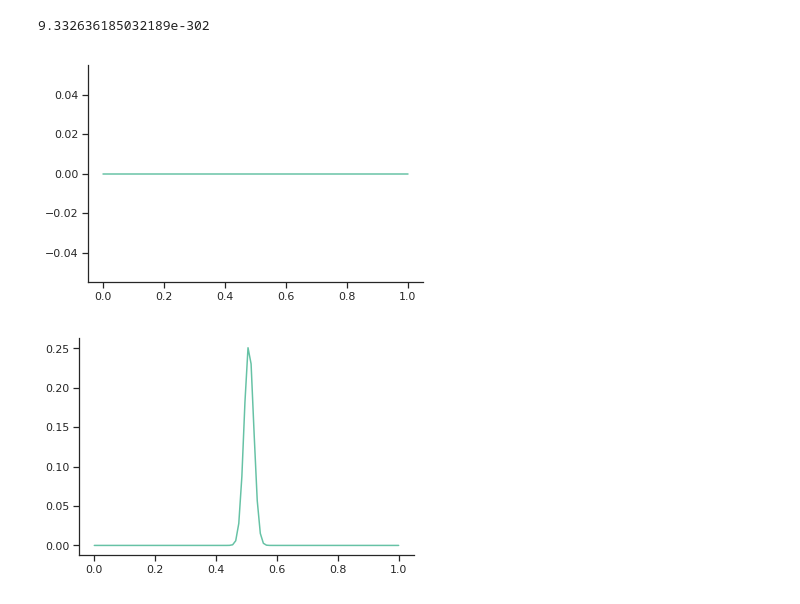
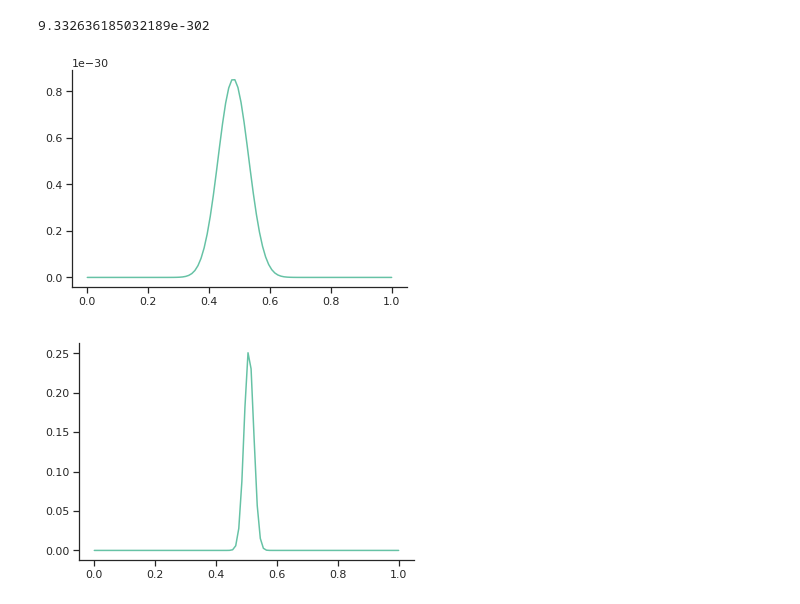
Before and after one commit to JimKing100/DS-Unit-1-Sprint-3-Statistical-Tests-and-Experiments, a Jupyter notebook: module3-introduction-to-bayesian-inference/LS_DS_133_Introduction_to_Bayesian_Inference.ipynb, the cells around one changed output. Cells and saved outputs as stored; diff of their text form; code cells hidden in the pictures.

```diff
--- a/module3-introduction-to-bayesian-inference/LS_DS_133_Introduction_to_Bayesian_Inference.ipynb
+++ b/module3-introduction-to-bayesian-inference/LS_DS_133_Introduction_to_Bayesian_Inference.ipynb
@@ -117,12 +117,13 @@ np.product(st.bernoulli.pmf(data_coin_flips, .5))
 # %%
 sns.set(style='ticks', palette='Set2')
 
 params = np.linspace(0, 1, 100)
-p_x = [np.product(st.bernoulli.pmf(data_coin_flips, p)) for p in params]
+test = np.random.binomial(n=1, p=.5, size=100)
+p_x = np.array([np.product(st.bernoulli.pmf(test, p)) for p in params])
 plt.plot(params, p_x)
 sns.despine()
 # %% [output]
-[figure, old version]
+[figure, new version]
 # %%
 fair_flips = bernoulli_flips = np.random.binomial(n=1, p=.5, size=1000)
 p_fair = np.array([np.product(st.bernoulli.pmf(fair_flips, p)) for p in params])
```
Also changed, not shown: parts of 2 cells of this notebook.
